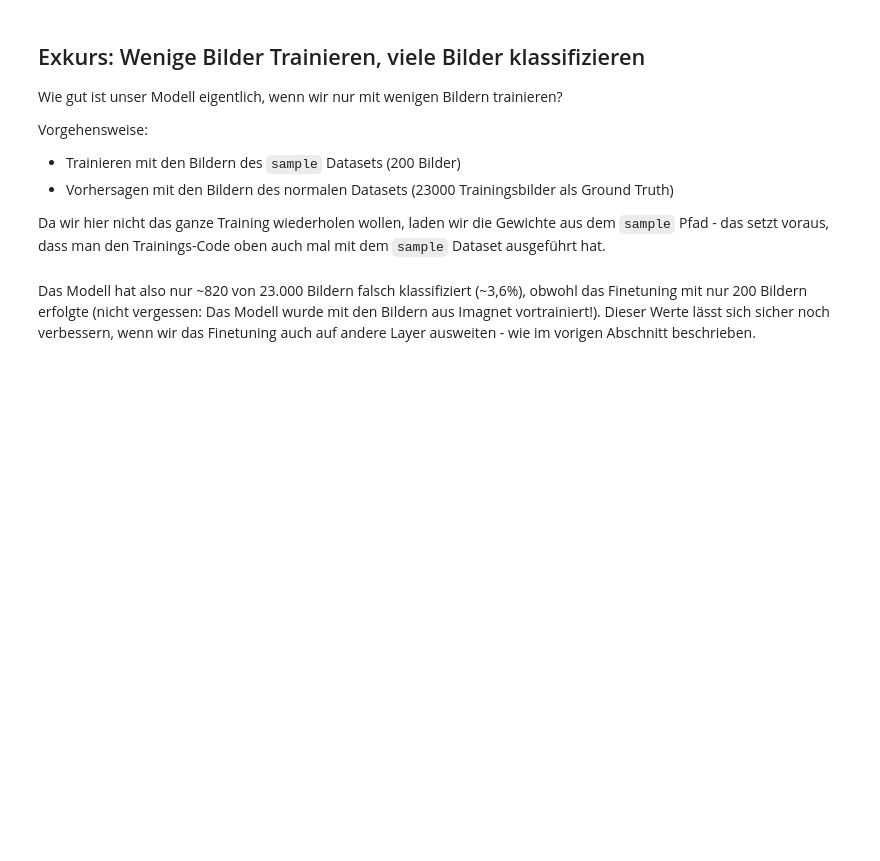
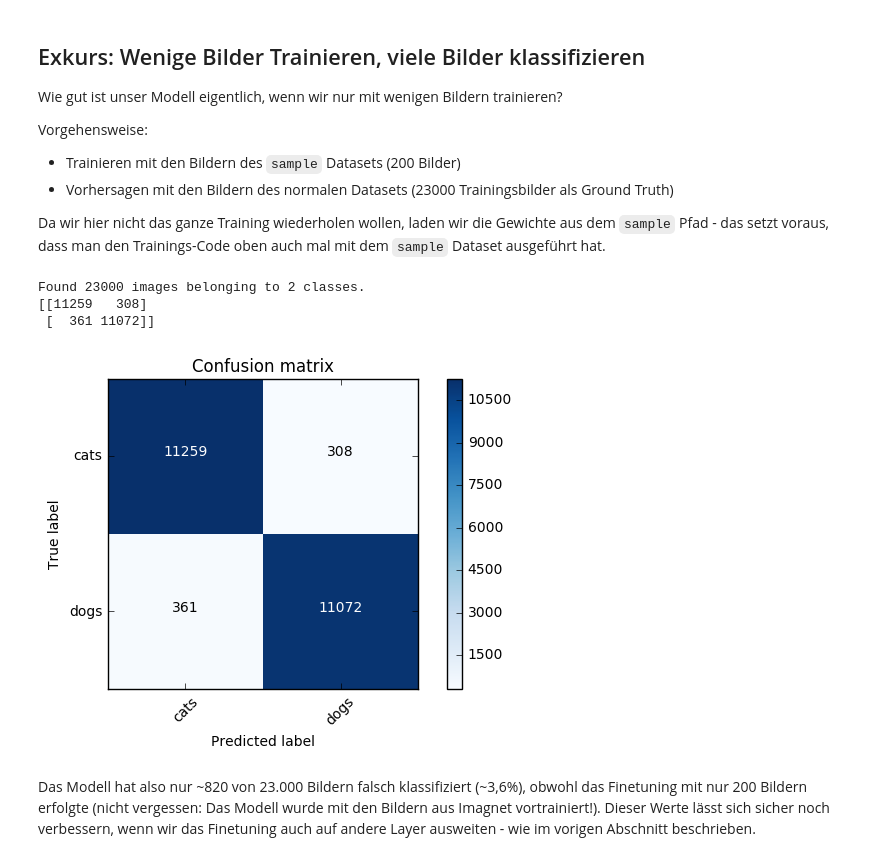
Before and after one commit to uma1966/dl-workshop, a Jupyter notebook: cats-vs-dogs.ipynb, the cells around one changed output. Drawn from its saved outputs; the diff is of its cells as text; code cells hidden in the pictures; blank space fills up the shorter version.

```diff
--- a/cats-vs-dogs.ipynb
+++ b/cats-vs-dogs.ipynb
@@ -319,15 +502,20 @@ Vorgehensweise:
 Da wir hier nicht das ganze Training wiederholen wollen, laden wir die Gewichte aus dem `sample` Pfad - das setzt voraus, dass man den Trainings-Code oben auch mal mit dem `sample` Dataset ausgeführt hat.
 # %%
 # Modell nochmal neu initialisieren (falls wir hier wieder beginnen wollen):
-vgg_small = vgg16.Vgg16()
+#vgg_small = vgg16.Vgg16()
 # Nicht vergessen, die letzte Schicht zu verändern (2 statt 1000 Klassen als Output)!
-vgg_small.finetune(train_batches)
+#vgg_small.finetune(train_batches)
 # Gewichte laden (aus dem 'sample' Pfad!)
-weights_filename = os.path.join('sample','results','finetune1.h5')
-print "using weights " + weights_filename
-vgg_small.model.load_weights(weights_filename)
+#weights_filename = os.path.join('sample','results','finetune1.h5')
+#print "using weights " + weights_filename
+#vgg_small.model.load_weights(weights_filename)
 
 # Jetzt führen wir die Vorhersage mit dem "normalen" Dataset durch:
-predict_and_plot_confusion_matrix(vgg_small,os.path.join('data','train'))
+predict_and_plot_confusion_matrix(vgg,os.path.join('data','train'))
+# %% [output]
+Found 23000 images belonging to 2 classes.
+[[11259   308]
+ [  361 11072]]
+[figure, added]
 # %% [markdown]
 Das Modell hat also nur ~820 von 23.000 Bildern falsch klassifiziert (~3,6%), obwohl das Finetuning mit nur 200 Bildern erfolgte (nicht vergessen: Das Modell wurde mit den Bildern aus Imagnet vortrainiert!). Dieser Werte lässt sich sicher noch verbessern, wenn wir das Finetuning auch auf andere Layer ausweiten - wie im vorigen Abschnitt beschrieben.
```
Also changed, not shown: parts of 38 cells of this notebook.
